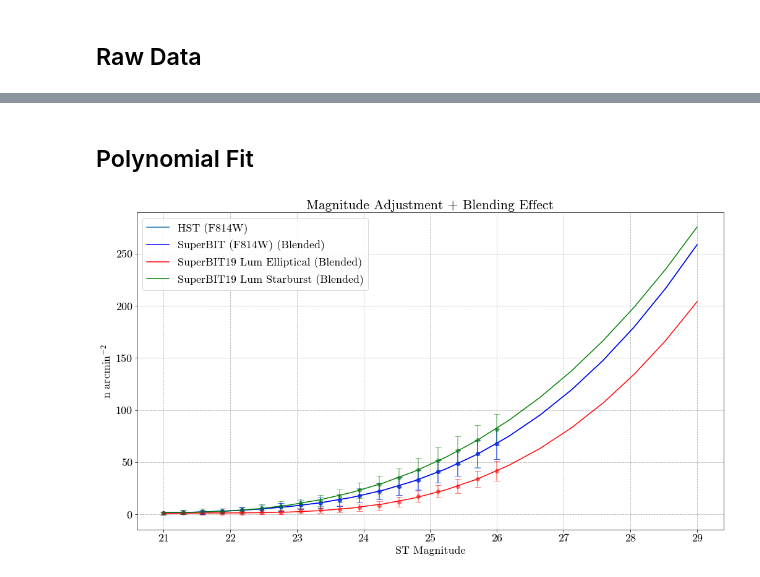
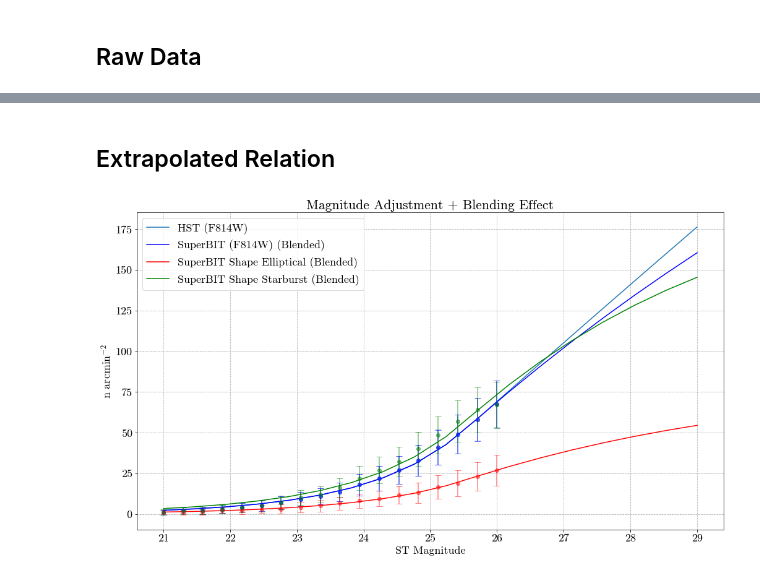
Before and after one commit to veome22/superbit_neff, a Jupyter notebook: neff_superbit.ipynb, the cells around one changed output, grey strips where cells are left out. Saved outputs shown, nothing was run; the diff lists cells and outputs as text; code cells hidden in the pictures.

```diff
--- a/neff_superbit.ipynb
+++ b/neff_superbit.ipynb
@@ -359 +386,13 @@ for ra in np.arange(149.6,150.6,0.1):
+# %%
+# Extrapolate N_eff using form N_eff = N_0 * a**mag * integral
+
+x = np.linspace(MAG_MIN, MAG_MAX, num=len(hst_mag_neff))
+
+# HST
+f_hst = get_n_mag(MAG_MIN, MAG_MAX, 0.2, 0, cosmos) # Fraction Function
+hst_fit, covar = get_n_fit(x, hst_meds, f_hst) # Best Fit Parameters
+
+# SuperBIT
+f_superbit_f814w = get_n_mag(MAG_MIN, MAG_MAX, 0.2, SUPERBIT_F814W_PSF, cosmos) # Extrapolation Function
+sbit_fit, covar = get_n_fit(x, sbit_meds, f_superbit_f814w) # Best Fit Parameters
 # %%
@@ -488,47 +500,52 @@ plt.grid(linestyle='--')
-# %% [markdown]
-## Polynomial Fit
+# %% [markdown]
+## Extrapolated Relation
+# %%
+# Extrapolate N_eff using form N_eff = N_0 * a**mag * integral
+
+x = np.linspace(MAG_MIN, MAG_MAX, num=len(superbit_e_blend_mag))
+
+# HST
+f_hst = get_n_mag(MAG_MIN, MAG_MAX, 0.2, 0, cosmos) # Fraction Function
+hst_fit, covar = get_n_fit(x, hst_meds, f_hst) # Best Fit Parameters
+
+# SuperBIT
+f_superbit = get_n_mag(MAG_MIN, MAG_MAX, 0.2, SUPERBIT_PSF, cosmos) # Extrapolation Function
+e_fit, covar = get_n_fit(x, sbit_e_meds, f_superbit) # Best Fit Parameters
+sb_fit, covar = get_n_fit(x, sbit_sb_meds, f_superbit) # Best Fit Parameters
 # %%
-z_hst = np.polyfit(mags, hst_meds, 3)
-f_hst = np.poly1d(z_hst)
-
-z_sbit_e = np.polyfit(mags, sbit_e_meds, 3)
-f_sbit_e = np.poly1d(z_sbit_e)
-
-z_sbit_starb = np.polyfit(mags, sbit_sb_meds, 3)
-f_sbit_starb = np.poly1d(z_sbit_starb)
-
 # Plot n_eff
 plt.figure(figsize=(14,8))
 alp=0.5
 alp1=1
 
 
 plt_mags= np.linspace(21.0, MAG_LIM+3, num=len(hst_meds)) #Extrapolation range
 
 
 # Plot F814W N_eff
-plt.plot(plt_mags, f_hst(plt_mags), label="HST (F814W)", color='C0')
+plt.plot(plt_mags, n_extrapolation(plt_mags, *hst_fit, f_hst), label="HST (F814W)", color='C0')
 plt.errorbar(mags, hst_meds, yerr=hst_stds, fmt='o', color='C0', alpha=alp)
-plt.plot(plt_mags, f_sbit(plt_mags), label="SuperBIT (F814W) (Blended)", color='b')
+
+plt.plot(plt_mags, n_extrapolation(plt_mags, *sbit_fit, f_superbit_f814w), label="SuperBIT (F814W) (Blended)", color='b')
 plt.errorbar(mags, sbit_meds, yerr=sbit_stds, fmt='o', color='b', alpha=alp)
 
 # Plot SuperBIT Shape Band N_eff
-plt.plot(plt_mags, f_sbit_e(plt_mags), label="SuperBIT19 Lum Elliptical (Blended)", color='r')
+plt.plot(plt_mags, n_extrapolation(plt_mags, *e_fit, f_superbit), label="SuperBIT Shape Elliptical (Blended)", color='r')
 plt.errorbar(mags, sbit_e_meds, yerr=sbit_e_stds, fmt='o', color='r', alpha=alp)
 
-plt.plot(plt_mags, f_sbit_starb(plt_mags), label="SuperBIT19 Lum Starburst (Blended)", color='g')
+plt.plot(plt_mags, n_extrapolation(plt_mags, *sb_fit, f_superbit), label="SuperBIT Shape Starburst (Blended)", color='g')
 plt.errorbar(mags, sbit_sb_meds, yerr=sbit_sb_stds, fmt='o', color='g', alpha=alp)
 
 plt.title("Magnitude Adjustment + Blending Effect")
 plt.xlabel("ST Magnitude")
 plt.ylabel('n arcmin$^{-2}$')
 plt.legend()
 plt.tight_layout(pad=0)
 plt.grid(linestyle='--')
 
 # plt.xlim(21.1, 29)
 # plt.ylim(37.5, 38.5)
 
 # plt.savefig(DIRECTORY+'blending+magnitude_neff_hst_superbit.png')
 # %% [output]
-[figure, old version]
+[figure, new version]
```
Also changed, not shown: parts of 16 cells of this notebook, 1 other file.
